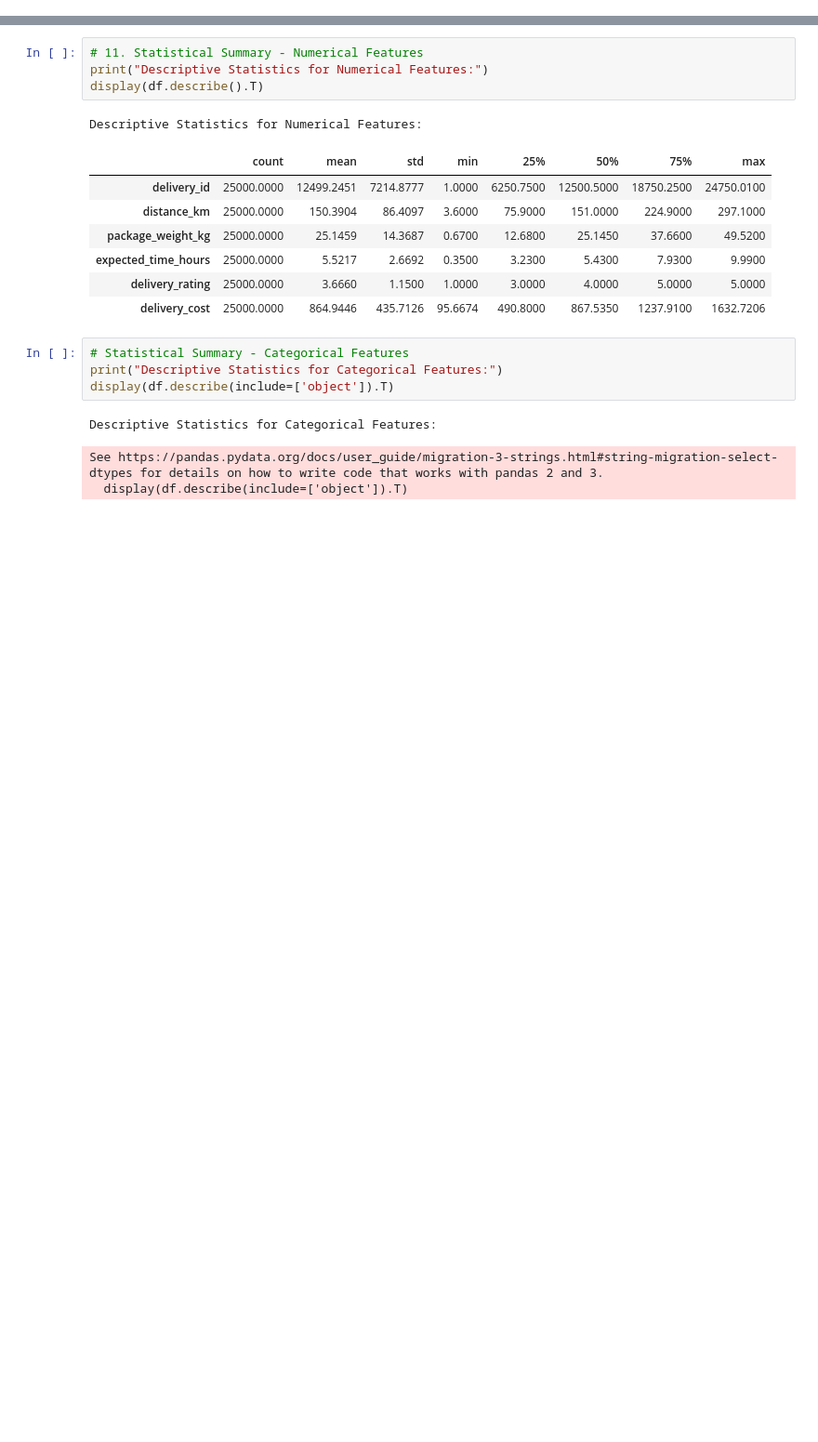
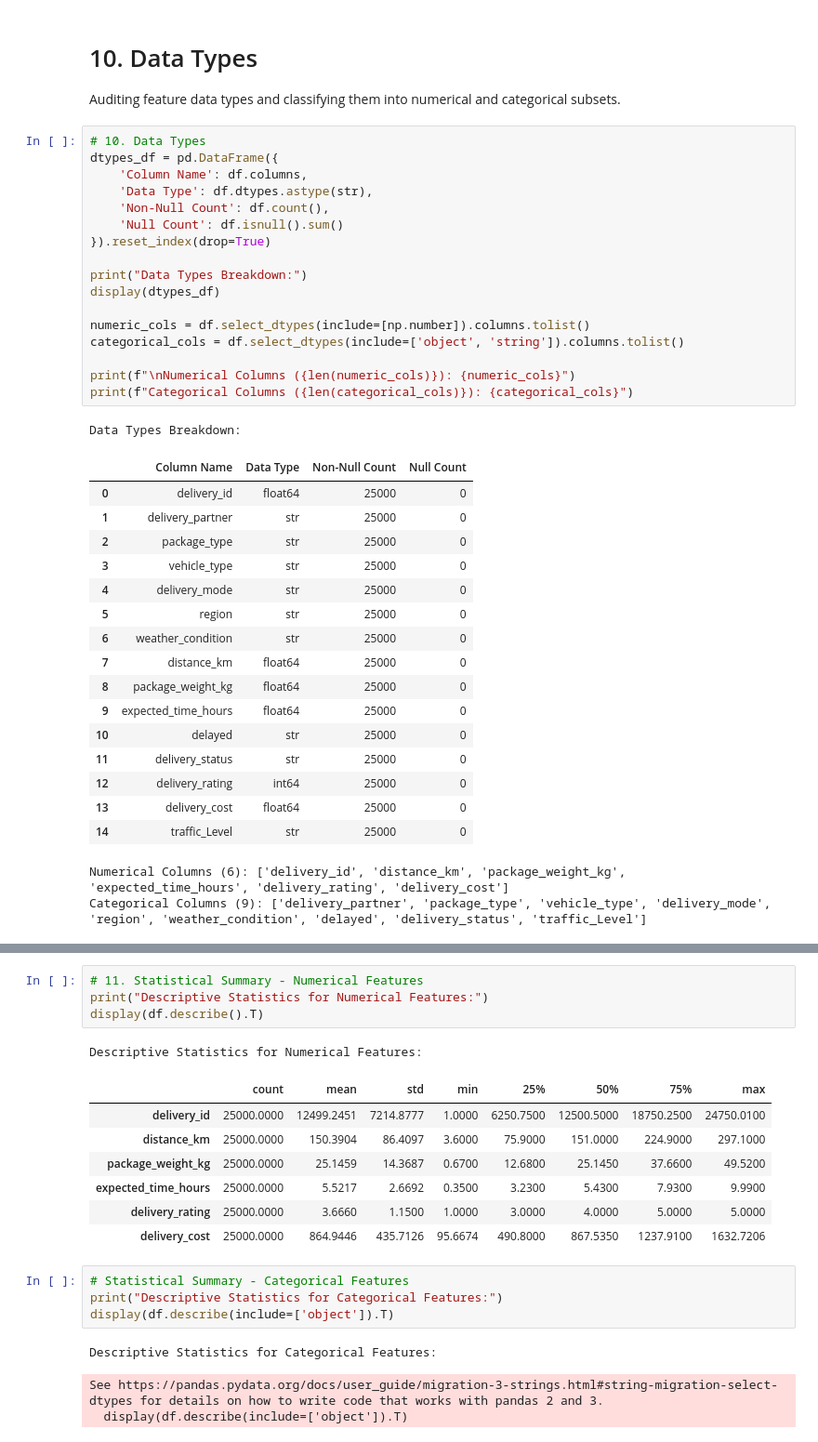
Before and after one commit to madhavanj8148/Logistics-Data-Analytics, a Jupyter notebook: notebooks/Week2_Data_Preprocessing.ipynb, the cells around one changed output, grey strips where cells are left out. Shown at 93% size. Drawn from its saved outputs; the diff is of its cells as text; blank space fills up the shorter version.

```diff
--- a/notebooks/Week2_Data_Preprocessing.ipynb
+++ b/notebooks/Week2_Data_Preprocessing.ipynb
@@ -208,0 +166,40 @@ Computing parametric descriptive statistics (count, mean, standard deviation, mi
+# %% [markdown]
+# 10. Data Types
+Auditing feature data types and classifying them into numerical and categorical subsets.
+# %%
+# 10. Data Types
+dtypes_df = pd.DataFrame({
+    'Column Name': df.columns,
+    'Data Type': df.dtypes.astype(str),
+    'Non-Null Count': df.count(),
+    'Null Count': df.isnull().sum()
+}).reset_index(drop=True)
+
+print("Data Types Breakdown:")
+display(dtypes_df)
+
+numeric_cols = df.select_dtypes(include=[np.number]).columns.tolist()
+categorical_cols = df.select_dtypes(include=['object', 'string']).columns.tolist()
+
+print(f"\nNumerical Columns ({len(numeric_cols)}): {numeric_cols}")
+print(f"Categorical Columns ({len(categorical_cols)}): {categorical_cols}")
+# %% [output]
+Data Types Breakdown:
+|  | Column Name | Data Type | Non-Null Count | Null Count |
+| 0 | delivery_id | float64 | 25000 | 0 |
+| 1 | delivery_partner | str | 25000 | 0 |
+| 2 | package_type | str | 25000 | 0 |
+| 3 | vehicle_type | str | 25000 | 0 |
+| 4 | delivery_mode | str | 25000 | 0 |
+| 5 | region | str | 25000 | 0 |
+| 6 | weather_condition | str | 25000 | 0 |
+| 7 | distance_km | float64 | 25000 | 0 |
+| 8 | package_weight_kg | float64 | 25000 | 0 |
+| 9 | expected_time_hours | float64 | 25000 | 0 |
+| 10 | delayed | str | 25000 | 0 |
+| 11 | delivery_status | str | 25000 | 0 |
+| 12 | delivery_rating | int64 | 25000 | 0 |
+| 13 | delivery_cost | float64 | 25000 | 0 |
+| 14 | traffic_Level | str | 25000 | 0 |
+Numerical Columns (6): ['delivery_id', 'distance_km', 'package_weight_kg', 'expected_time_hours', 'delivery_rating', 'delivery_cost']
+Categorical Columns (9): ['delivery_partner', 'package_type', 'vehicle_type', 'delivery_mode', 'region', 'weather_condition', 'delayed', 'delivery_status', 'traffic_Level']
```
Also changed, not shown: parts of 48 cells of this notebook, 4 other files.
